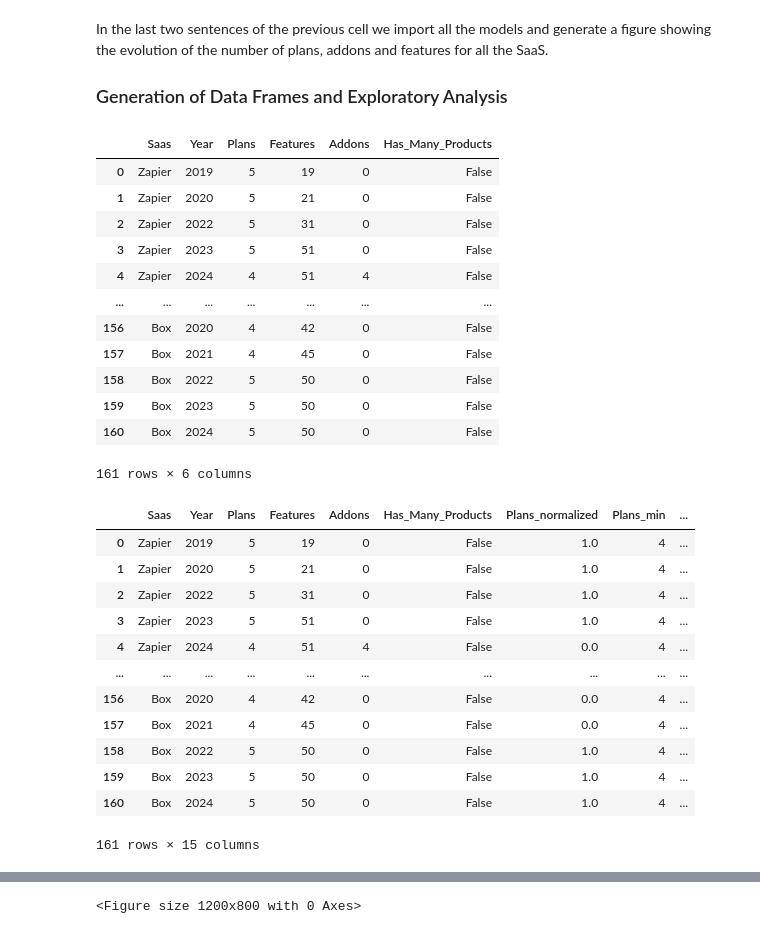
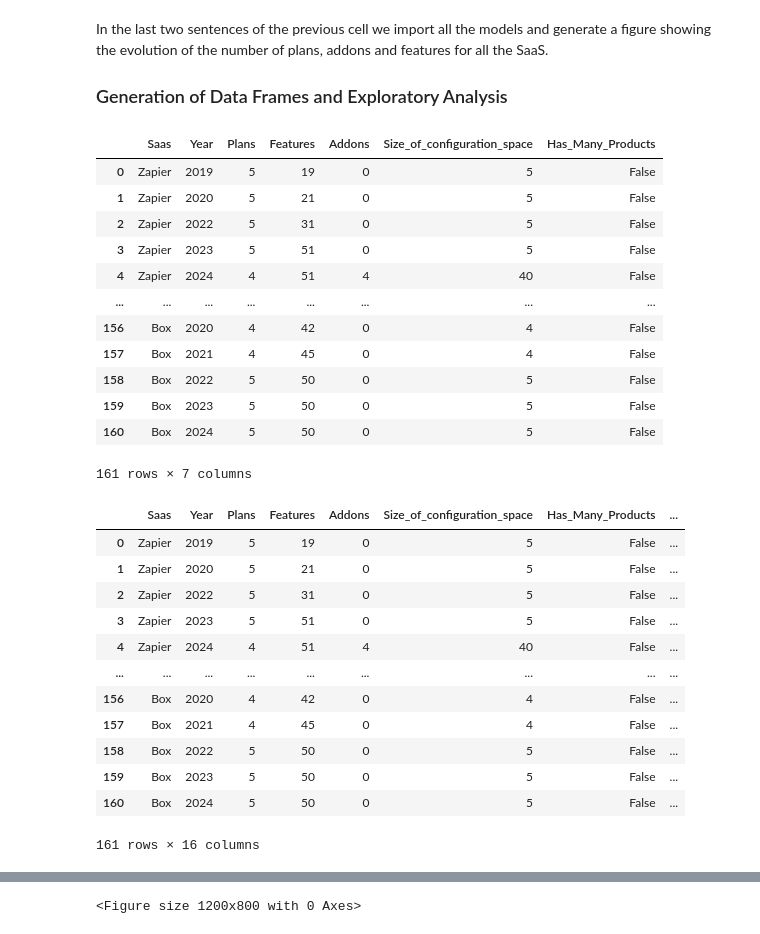
Before and after one commit to isa-group/SaaS-analysis, a Jupyter notebook: analysis_and_figures.ipynb, the cells around one changed output, grey strips where cells are left out. Saved outputs shown, nothing was run; the diff lists cells and outputs as text; code cells hidden in the pictures.

Commit message:
FEAT: EXTENDED PRICING DATASET VARIABLES
I have added the size of the configuration space to the main dataset

```diff
--- a/analysis_and_figures.ipynb
+++ b/analysis_and_figures.ipynb
@@ -20,6 +20,26 @@ DATA_PATH = os.path.join(BASE_PATH, 'data')
 
 STUDIED_YEARS = ["2019", "2020", "2021", "2022", "2023", "2024"]
 # %%
+from math import comb
+
+def calculate_subscriptions(pricing: PricingManager):
+
+    np = len(pricing.plans)
+
+    subscriptions = np
+
+    add_ons_by_plan = {}
+
+    for add_on in pricing.add_ons.values():
+        for plan in add_on.available_for:
+            add_ons_by_plan[plan] = add_ons_by_plan.get(plan, 0) + 1
+
+    for plan, number_of_add_ons in add_ons_by_plan.items():
+        for k in range(1, number_of_add_ons+1):
+            subscriptions += comb(number_of_add_ons, k)
+
+    return subscriptions
+
 def get_data_from_dataset(dataset):
     data = {}
     max_plans = 0
@@ -39,6 +59,7 @@ def get_data_from_dataset(dataset):
         data[saas_index_name][str(pricing.year)]["number_of_plans"] = len(pricing.plans)
         data[saas_index_name][str(pricing.year)]["number_of_addons"] = len(pricing.add_ons)
         data[saas_index_name][str(pricing.year)]["has_many_products"] = len(pricing.saas_name.strip().split(" ")) > 1
+        data[saas_index_name][str(pricing.year)]["size_of_configuration_space"] = calculate_subscriptions(pricing)
 
         if len(pricing.features) > max_features:
             max_features = len(pricing.features)
@@ -193,47 +214,48 @@ In the last two sentences  of the previous  cell we  import all the models and g
 import pandas as pd
 
 def build_dataframe(data):
     # Initialising a list to store the records
     records = []
 
     # Iterating through the nested dictionary
     for saas, years in data.items():
         for year, metrics in years.items():
             if metrics is not None:  # Verifing if there are available metrics for that year
                 # Creating a register with the specific structure
                 record = {
                     'Saas': saas,
                     'Year': int(year),
                     'Plans': metrics.get('number_of_plans'),
                     'Features': metrics.get('number_of_features'),
                     'Addons': metrics.get('number_of_addons'),
+                    'Size_of_configuration_space': metrics.get('size_of_configuration_space'),
                     'Has_Many_Products': metrics.get('has_many_products')
                 }
                 records.append(record)
 
     # Transforming the list of records into a DataFrame
-    df = pd.DataFrame(records, columns=['Saas', 'Year', 'Plans', 'Features', 'Addons', 'Has_Many_Products'])
+    df = pd.DataFrame(records, columns=['Saas', 'Year', 'Plans', 'Features', 'Addons', 'Size_of_configuration_space', 'Has_Many_Products'])
     return df
 # Building the DataFrame
 data, max_plans, max_features, max_add_ons = get_data_from_dataset(dataset)
 df = build_dataframe(data)
 
 # Displaying the DataFrame
 df
 # %% [output]
-|  | Saas | Year | Plans | Features | Addons | Has_Many_Products |
-| 0 | Zapier | 2019 | 5 | 19 | 0 | False |
-| 1 | Zapier | 2020 | 5 | 21 | 0 | False |
-| 2 | Zapier | 2022 | 5 | 31 | 0 | False |
-| 3 | Zapier | 2023 | 5 | 51 | 0 | False |
-| 4 | Zapier | 2024 | 4 | 51 | 4 | False |
-| ... | ... | ... | ... | ... | ... | ... |
-| 156 | Box | 2020 | 4 | 42 | 0 | False |
-| 157 | Box | 2021 | 4 | 45 | 0 | False |
-| 158 | Box | 2022 | 5 | 50 | 0 | False |
-| 159 | Box | 2023 | 5 | 50 | 0 | False |
-| 160 | Box | 2024 | 5 | 50 | 0 | False |
+|  | Saas | Year | Plans | Features | Addons | Size_of_configuration_space | Has_Many_Products |
+| 0 | Zapier | 2019 | 5 | 19 | 0 | 5 | False |
+| 1 | Zapier | 2020 | 5 | 21 | 0 | 5 | False |
+| 2 | Zapier | 2022 | 5 | 31 | 0 | 5 | False |
+| 3 | Zapier | 2023 | 5 | 51 | 0 | 5 | False |
+| 4 | Zapier | 2024 | 4 | 51 | 4 | 40 | False |
+| ... | ... | ... | ... | ... | ... | ... | ... |
+| 156 | Box | 2020 | 4 | 42 | 0 | 4 | False |
+| 157 | Box | 2021 | 4 | 45 | 0 | 4 | False |
+| 158 | Box | 2022 | 5 | 50 | 0 | 5 | False |
+| 159 | Box | 2023 | 5 | 50 | 0 | 5 | False |
+| 160 | Box | 2024 | 5 | 50 | 0 | 5 | False |
-161 rows × 6 columns
+161 rows × 7 columns
 # %%
 def normalize_columns(df, columns):
     # Normalization of the values for the specified columns
@@ -251,19 +273,19 @@ df_normalized = normalize_columns(df, ['Plans', 'Features', 'Addons'])
 
 df_normalized
 # %% [output]
-|  | Saas | Year | Plans | Features | Addons | Has_Many_Products | Plans_normalized | Plans_min | ... |
-| 0 | Zapier | 2019 | 5 | 19 | 0 | False | 1.0 | 4 | ... |
-| 1 | Zapier | 2020 | 5 | 21 | 0 | False | 1.0 | 4 | ... |
-| 2 | Zapier | 2022 | 5 | 31 | 0 | False | 1.0 | 4 | ... |
-| 3 | Zapier | 2023 | 5 | 51 | 0 | False | 1.0 | 4 | ... |
-| 4 | Zapier | 2024 | 4 | 51 | 4 | False | 0.0 | 4 | ... |
-| ... | ... | ... | ... | ... | ... | ... | ... | ... | ... |
-| 156 | Box | 2020 | 4 | 42 | 0 | False | 0.0 | 4 | ... |
-| 157 | Box | 2021 | 4 | 45 | 0 | False | 0.0 | 4 | ... |
-| 158 | Box | 2022 | 5 | 50 | 0 | False | 1.0 | 4 | ... |
-| 159 | Box | 2023 | 5 | 50 | 0 | False | 1.0 | 4 | ... |
-| 160 | Box | 2024 | 5 | 50 | 0 | False | 1.0 | 4 | ... |
+|  | Saas | Year | Plans | Features | Addons | Size_of_configuration_space | Has_Many_Products | ... |
+| 0 | Zapier | 2019 | 5 | 19 | 0 | 5 | False | ... |
+| 1 | Zapier | 2020 | 5 | 21 | 0 | 5 | False | ... |
+| 2 | Zapier | 2022 | 5 | 31 | 0 | 5 | False | ... |
+| 3 | Zapier | 2023 | 5 | 51 | 0 | 5 | False | ... |
+| 4 | Zapier | 2024 | 4 | 51 | 4 | 40 | False | ... |
+| ... | ... | ... | ... | ... | ... | ... | ... | ... |
+| 156 | Box | 2020 | 4 | 42 | 0 | 4 | False | ... |
+| 157 | Box | 2021 | 4 | 45 | 0 | 4 | False | ... |
+| 158 | Box | 2022 | 5 | 50 | 0 | 5 | False | ... |
+| 159 | Box | 2023 | 5 | 50 | 0 | 5 | False | ... |
+| 160 | Box | 2024 | 5 | 50 | 0 | 5 | False | ... |
-161 rows × 15 columns
+161 rows × 16 columns
 # %%
 # Save the dataframes as CSV
 df.to_csv(os.path.join(DATA_PATH,'saas_pricingplans.csv'), index=False)
```
Also changed, not shown: parts of 2 cells of this notebook, 3 other files.
